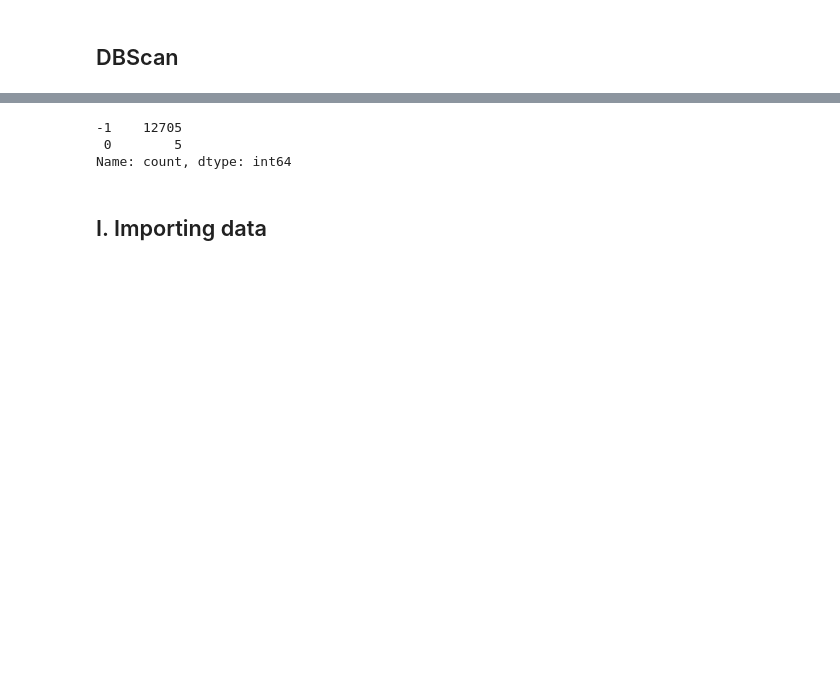
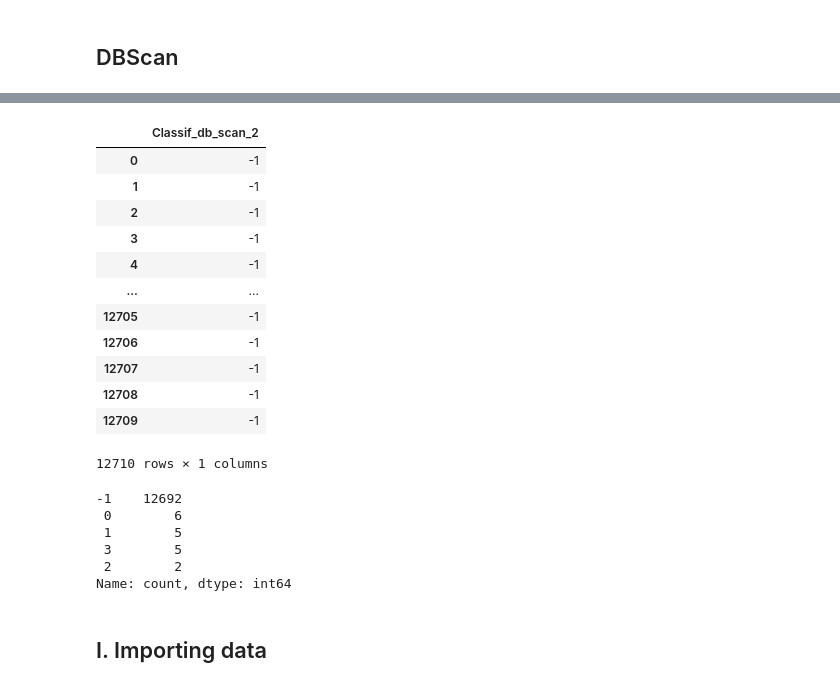
Before and after one commit to Bendrox/DS_Valeo_challenge, a Jupyter notebook: ValeoML.ipynb, the cells around one changed output, grey strips where cells are left out. Cells and saved outputs as stored; diff of their text form; code cells hidden in the pictures; blank space fills up the shorter version.

Commit message:
v6.2 outlier dev DBScan

```diff
--- a/ValeoML.ipynb
+++ b/ValeoML.ipynb
@@ -125,15 +139,8 @@ from sklearn.preprocessing import StandardScaler
 import pandas as pd
 
 # Normalize the data
-X = StandardScaler().fit_transform(X_train)
-
-# Apply DBSCAN for outlier detection
-dbscan = DBSCAN(eps=0.68, min_samples=5)
-clusters = dbscan.fit_predict(X)
-
-numpy_to_df = pd.DataFrame(clusters)
-numpy_to_df.value_counts()
+X = StandardScaler().fit_transform(X_train) # mesure de la distance entre les points de données
-# %% [output]
--1    12705
- 0        5
-Name: count, dtype: int64
+# %%
+# Apply DBSCAN for outlier detection 2 classes
+dbscan_2 = DBSCAN(eps=0.68, min_samples=5)
+clusters_2 = dbscan_2.fit_predict(X)
@@ -140,3 +151,39 @@ Name: count, dtype: int64
+# %%
+# Nom de la colonne
+column_name = 'Classif_db_scan_2'
+
+# Transformer le tableau NumPy en DataFrame en nommant la colonne
+Classification_DbScan_2_pddf = pd.DataFrame({column_name: clusters_2})
+# %%
+Classification_DbScan_2_pddf
+# %% [output]
+|  | Classif_db_scan_2 |
+| 0 | -1 |
+| 1 | -1 |
+| 2 | -1 |
+| 3 | -1 |
+| 4 | -1 |
+| ... | ... |
+| 12705 | -1 |
+| 12706 | -1 |
+| 12707 | -1 |
+| 12708 | -1 |
+| 12709 | -1 |
+12710 rows × 1 columns
+# %%
+# Apply DBSCAN for outlier detection
+dbscan = DBSCAN(eps=0.7, min_samples=5)
+clusters = dbscan.fit_predict(X)
+
+Classification_DbScan_5 = pd.DataFrame(clusters)
+Classification_DbScan_5.value_counts()
+# %% [output]
+-1    12692
+ 0        6
+ 1        5
+ 3        5
+ 2        2
+Name: count, dtype: int64
 # %% [markdown]
 ## I. Importing data
 # %%
```
Also changed, not shown: parts of 3 cells of this notebook.
